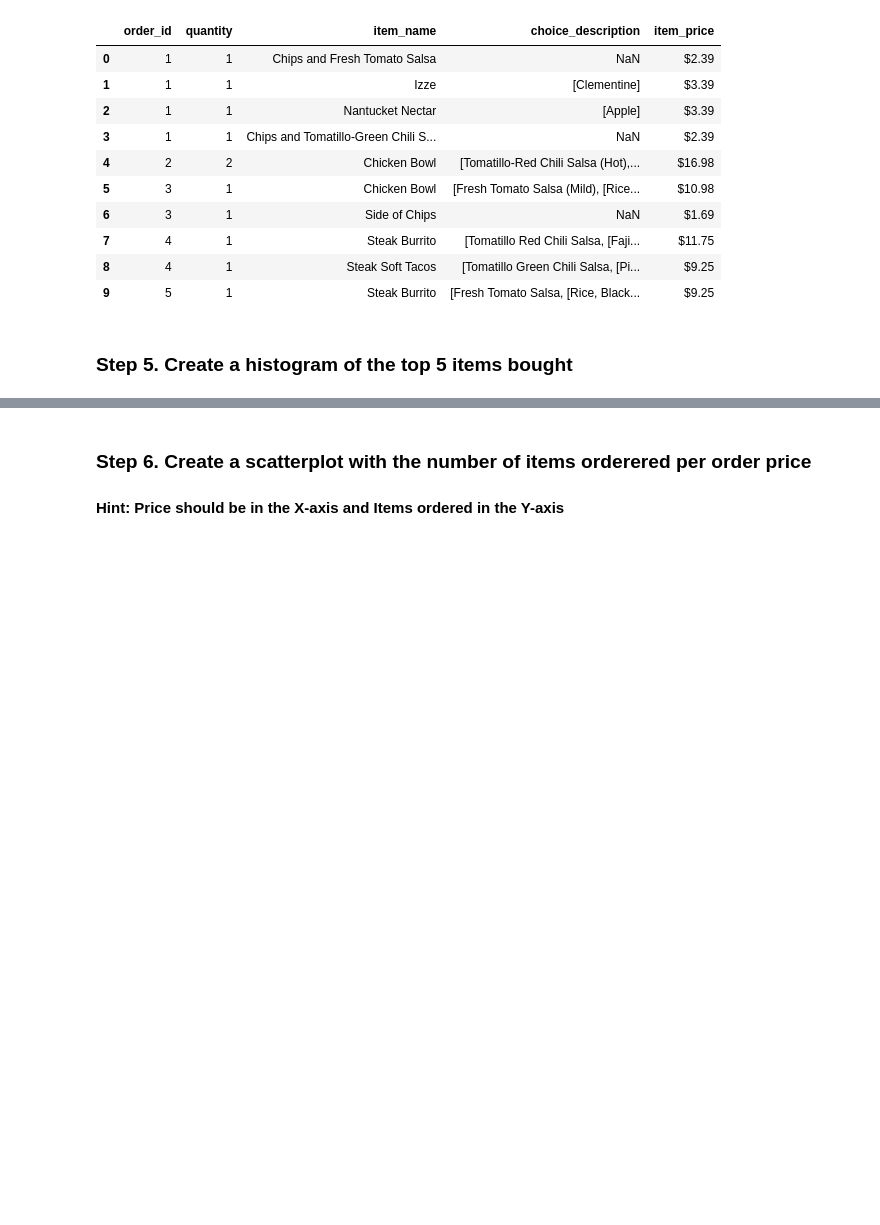
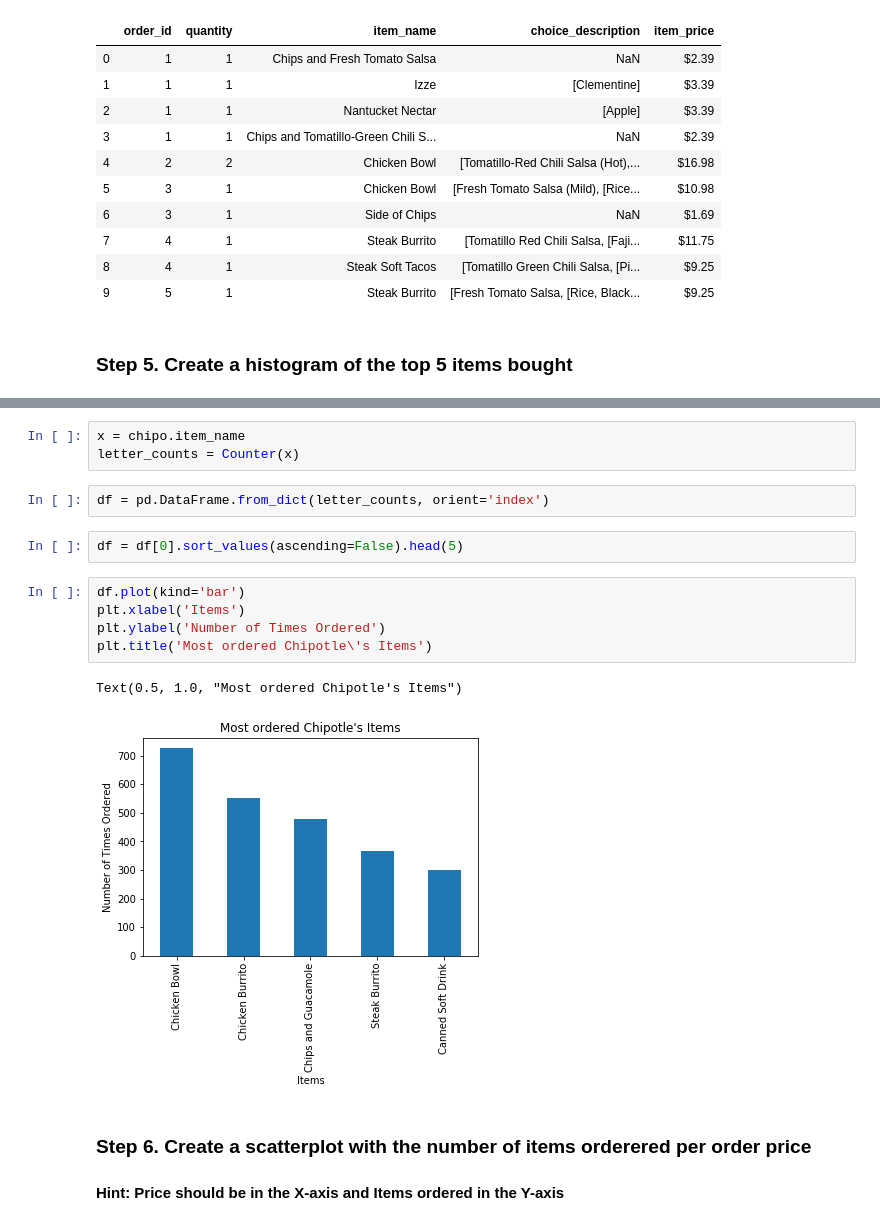
Before and after one commit to StupppidB/pandas_exercises, a Jupyter notebook: 07_Visualization/Chipotle/Exercises.ipynb, the cells around one changed output, grey strips where cells are left out. Drawn from its saved outputs; the diff is of its cells as text; blank space fills up the shorter version.

```diff
--- a/07_Visualization/Chipotle/Exercises.ipynb
+++ b/07_Visualization/Chipotle/Exercises.ipynb
@@ -46,3 +46,18 @@ chipo.groupby('item_name').sum().quantity.sort_values(ascending=False).head(5).p
+# %%
+x = chipo.item_name
+letter_counts = Counter(x)
+# %%
+df = pd.DataFrame.from_dict(letter_counts, orient='index')
+# %%
+df = df[0].sort_values(ascending=False).head(5)
+# %%
+df.plot(kind='bar')
+plt.xlabel('Items')
+plt.ylabel('Number of Times Ordered')
+plt.title('Most ordered Chipotle\'s Items')
+# %% [output]
+Text(0.5, 1.0, "Most ordered Chipotle's Items")
+[figure, added]
 # %% [markdown]
 ### Step 6. Create a scatterplot with the number of items orderered per order price
 #### Hint: Price should be in the X-axis and Items ordered in the Y-axis
```
Also changed, not shown: parts of 3 cells of this notebook, 3 other files.
